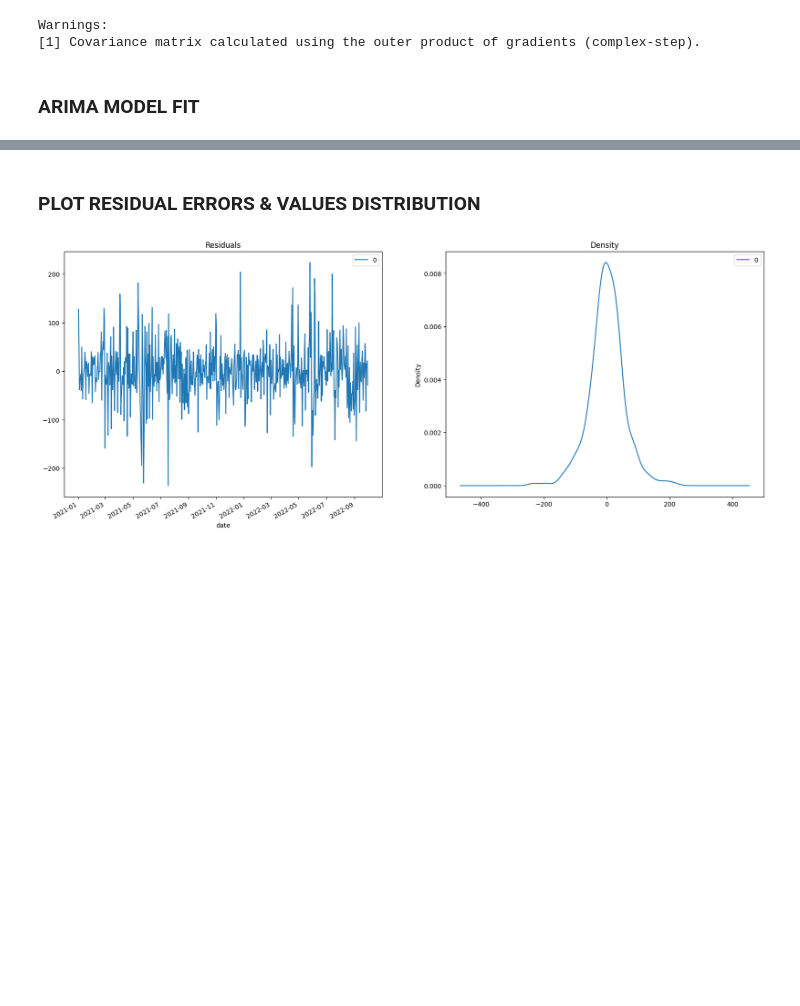
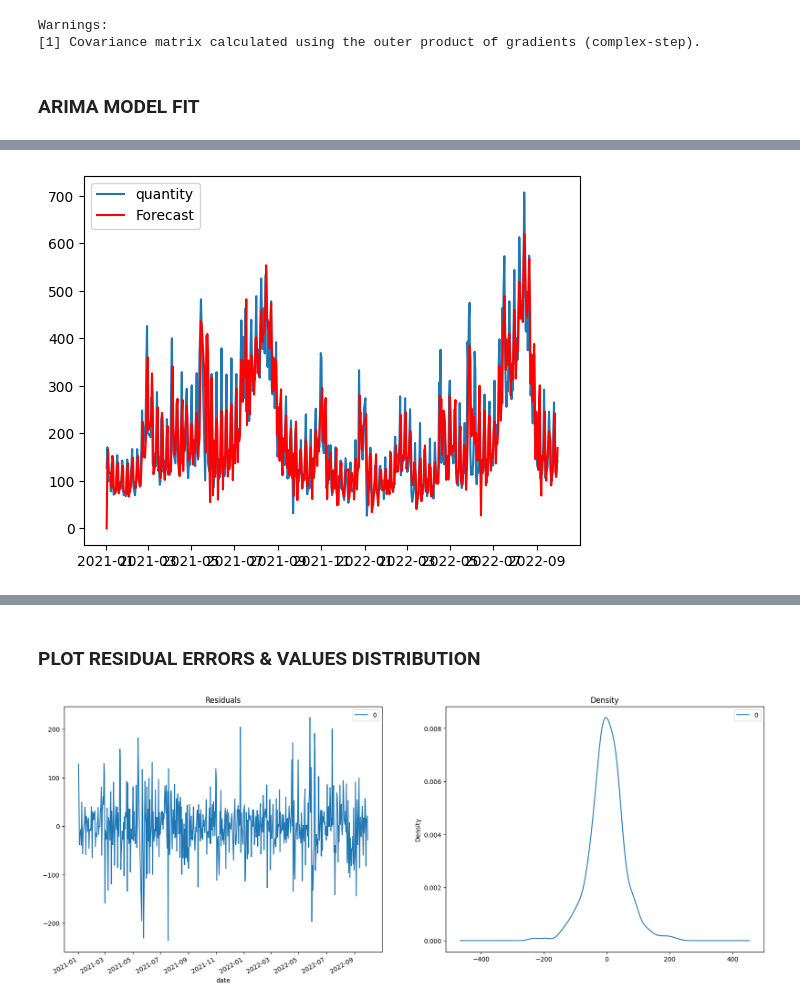
Before and after one commit to davidceka/DataScienceProject, a Jupyter notebook: python/TimeSeries_bakery.ipynb, the cells around one changed output, grey strips where cells are left out. Drawn from its saved outputs; the diff is of its cells as text; code cells hidden in the pictures; blank space fills up the shorter version.

```diff
--- a/python/TimeSeries_bakery.ipynb
+++ b/python/TimeSeries_bakery.ipynb
@@ -189,9 +221,17 @@ Warnings:
 # %% [markdown]
 ### ARIMA MODEL FIT
 # %%
+ax = plt.gca()
+
+
 model = ARIMA(df.quantity, order=(5, 1, 5))
 model_fit = model.fit()
 print(model_fit.summary())
+plt.plot(df['quantity'])
+plt.plot(model_fit.fittedvalues, color='red')
+ax.legend(['quantity', 'Forecast'])
+
+print(model_fit.summary())
 # %% [output]
                                SARIMAX Results
 ==============================================================================
@@ -209,4 +249,5 @@ Covariance Type:                  opg
 ===================================================================================
 
 Warnings:
 [1] Covariance matrix calculated using the outer product of gradients (complex-step).
+[figure, added]
```
Also changed, not shown: parts of 15 cells of this notebook, 5 other files.
